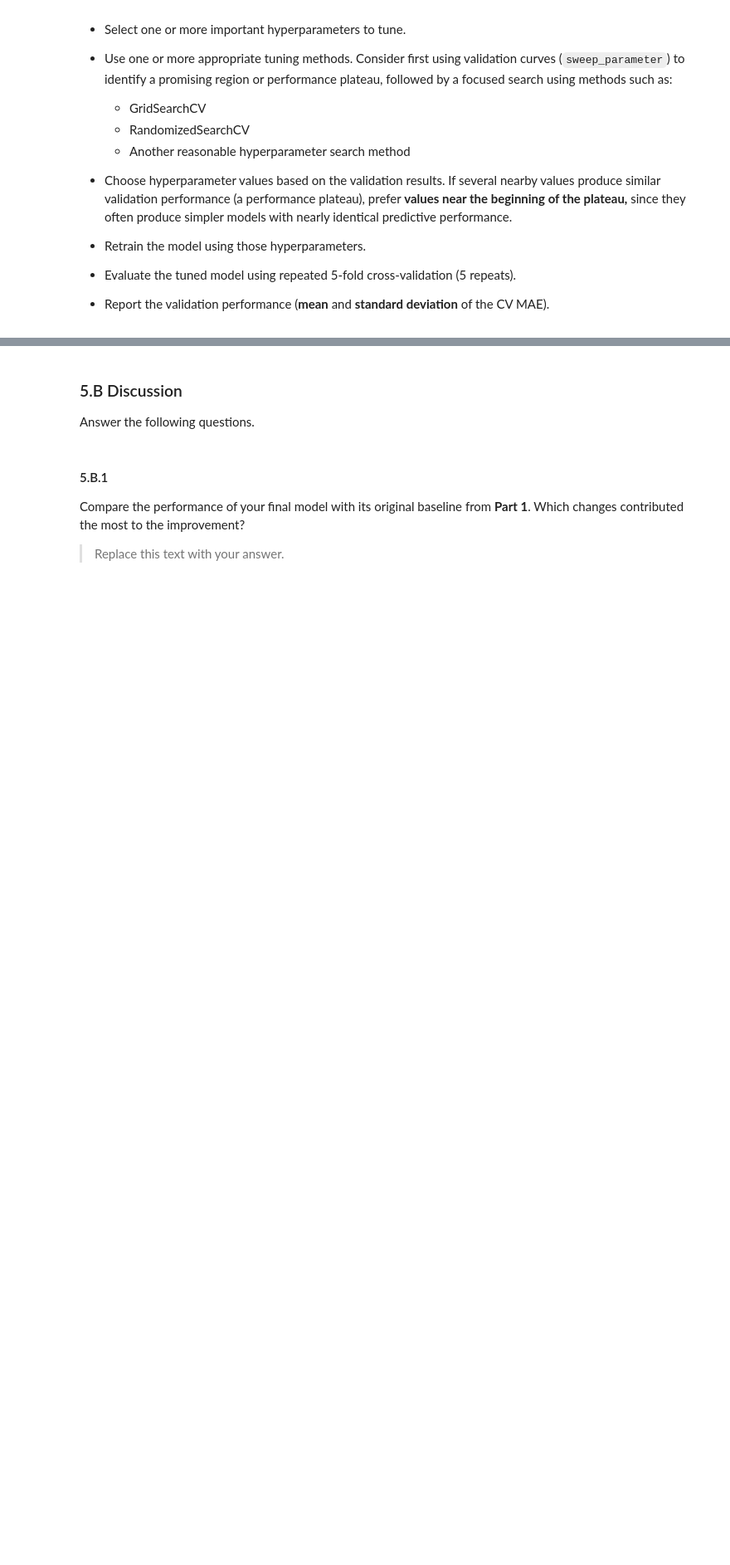
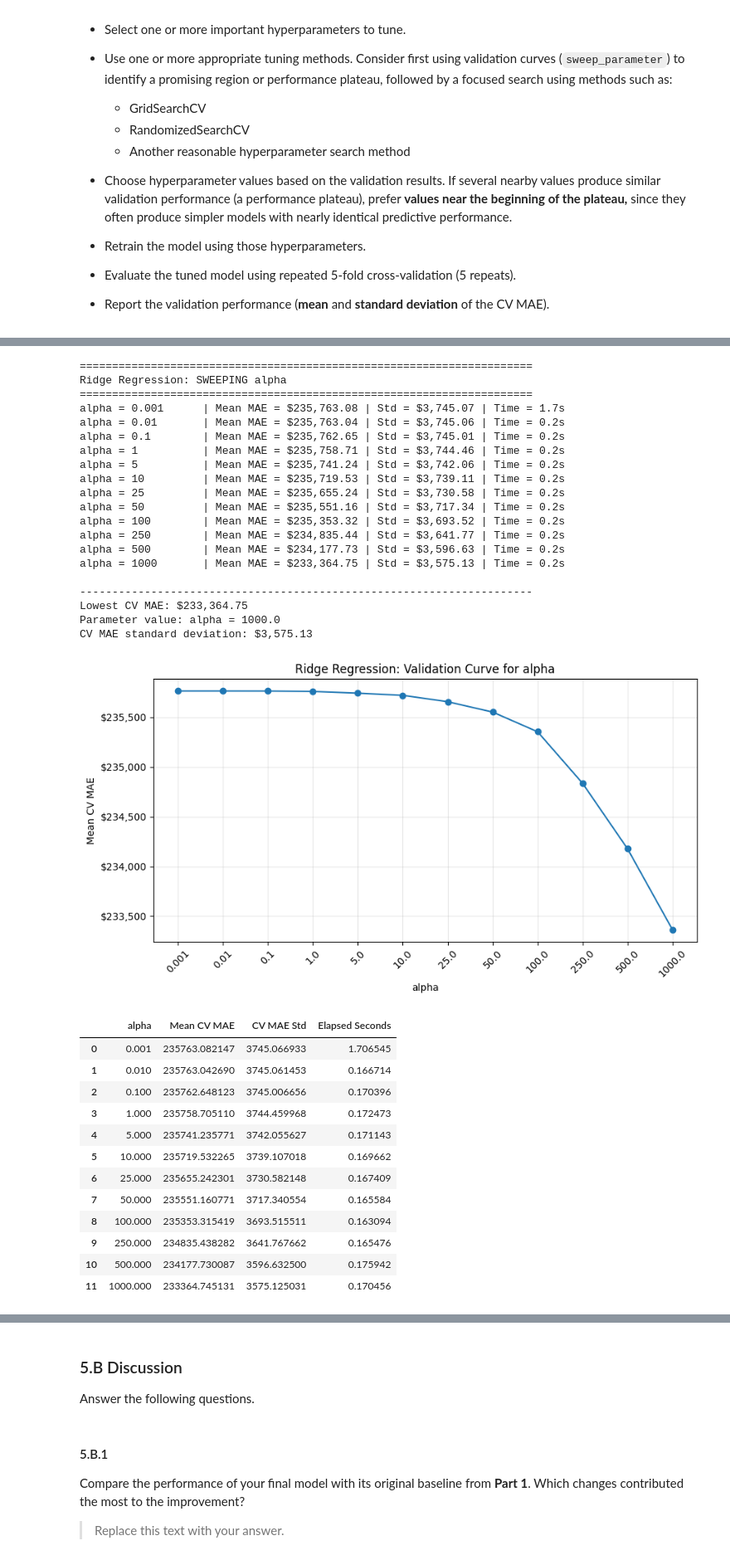
Before and after one commit to amritBU001/DX603_Collab, a Jupyter notebook: Milestone_02.ipynb, the cells around one changed output, grey strips where cells are left out. Shown at 83% size. Saved outputs shown, nothing was run; the diff lists cells and outputs as text; code cells hidden in the pictures; blank space fills up the shorter version.

Commit message:
Update Milestone_02.ipynb
Completed Part 4 hyperparameter tuning

```diff
--- a/Milestone_02.ipynb
+++ b/Milestone_02.ipynb
@@ -862,0 +1036,66 @@ After tuning, how did the relative performance of your three models change? Did
+# %%
+# ============================================================
+# Part 4A — Cell 3: Ridge Validation Curve
+# ============================================================
+
+ridge_alpha_values = [
+    0.001,
+    0.01,
+    0.1,
+    1,
+    5,
+    10,
+    25,
+    50,
+    100,
+    250,
+    500,
+    1000
+]
+
+ridge_sweep = sweep_parameter(
+    model=Ridge(random_state=random_state),
+    X=X_train_ridge_sel,
+    y=y_train,
+    parameter_name="alpha",
+    parameter_values=ridge_alpha_values,
+    cv=cv,
+    model_name="Ridge Regression"
+)
+
+display(ridge_sweep)
+# %% [output]
+======================================================================
+Ridge Regression: SWEEPING alpha
+======================================================================
+alpha = 0.001      | Mean MAE = $235,763.08 | Std = $3,745.07 | Time = 1.7s
+alpha = 0.01       | Mean MAE = $235,763.04 | Std = $3,745.06 | Time = 0.2s
+alpha = 0.1        | Mean MAE = $235,762.65 | Std = $3,745.01 | Time = 0.2s
+alpha = 1          | Mean MAE = $235,758.71 | Std = $3,744.46 | Time = 0.2s
+alpha = 5          | Mean MAE = $235,741.24 | Std = $3,742.06 | Time = 0.2s
+alpha = 10         | Mean MAE = $235,719.53 | Std = $3,739.11 | Time = 0.2s
+alpha = 25         | Mean MAE = $235,655.24 | Std = $3,730.58 | Time = 0.2s
+alpha = 50         | Mean MAE = $235,551.16 | Std = $3,717.34 | Time = 0.2s
+alpha = 100        | Mean MAE = $235,353.32 | Std = $3,693.52 | Time = 0.2s
+alpha = 250        | Mean MAE = $234,835.44 | Std = $3,641.77 | Time = 0.2s
+alpha = 500        | Mean MAE = $234,177.73 | Std = $3,596.63 | Time = 0.2s
+alpha = 1000       | Mean MAE = $233,364.75 | Std = $3,575.13 | Time = 0.2s
+
+----------------------------------------------------------------------
+Lowest CV MAE: $233,364.75
+Parameter value: alpha = 1000.0
+CV MAE standard deviation: $3,575.13
+[figure, added]
+|  | alpha | Mean CV MAE | CV MAE Std | Elapsed Seconds |
+| 0 | 0.001 | 235763.082147 | 3745.066933 | 1.706545 |
+| 1 | 0.010 | 235763.042690 | 3745.061453 | 0.166714 |
+| 2 | 0.100 | 235762.648123 | 3745.006656 | 0.170396 |
+| 3 | 1.000 | 235758.705110 | 3744.459968 | 0.172473 |
+| 4 | 5.000 | 235741.235771 | 3742.055627 | 0.171143 |
+| 5 | 10.000 | 235719.532265 | 3739.107018 | 0.169662 |
+| 6 | 25.000 | 235655.242301 | 3730.582148 | 0.167409 |
+| 7 | 50.000 | 235551.160771 | 3717.340554 | 0.165584 |
+| 8 | 100.000 | 235353.315419 | 3693.515511 | 0.163094 |
+| 9 | 250.000 | 234835.438282 | 3641.767662 | 0.165476 |
+| 10 | 500.000 | 234177.730087 | 3596.632500 | 0.175942 |
+| 11 | 1000.000 | 233364.745131 | 3575.125031 | 0.170456 |
```
Also changed, not shown: parts of 36 cells of this notebook.
